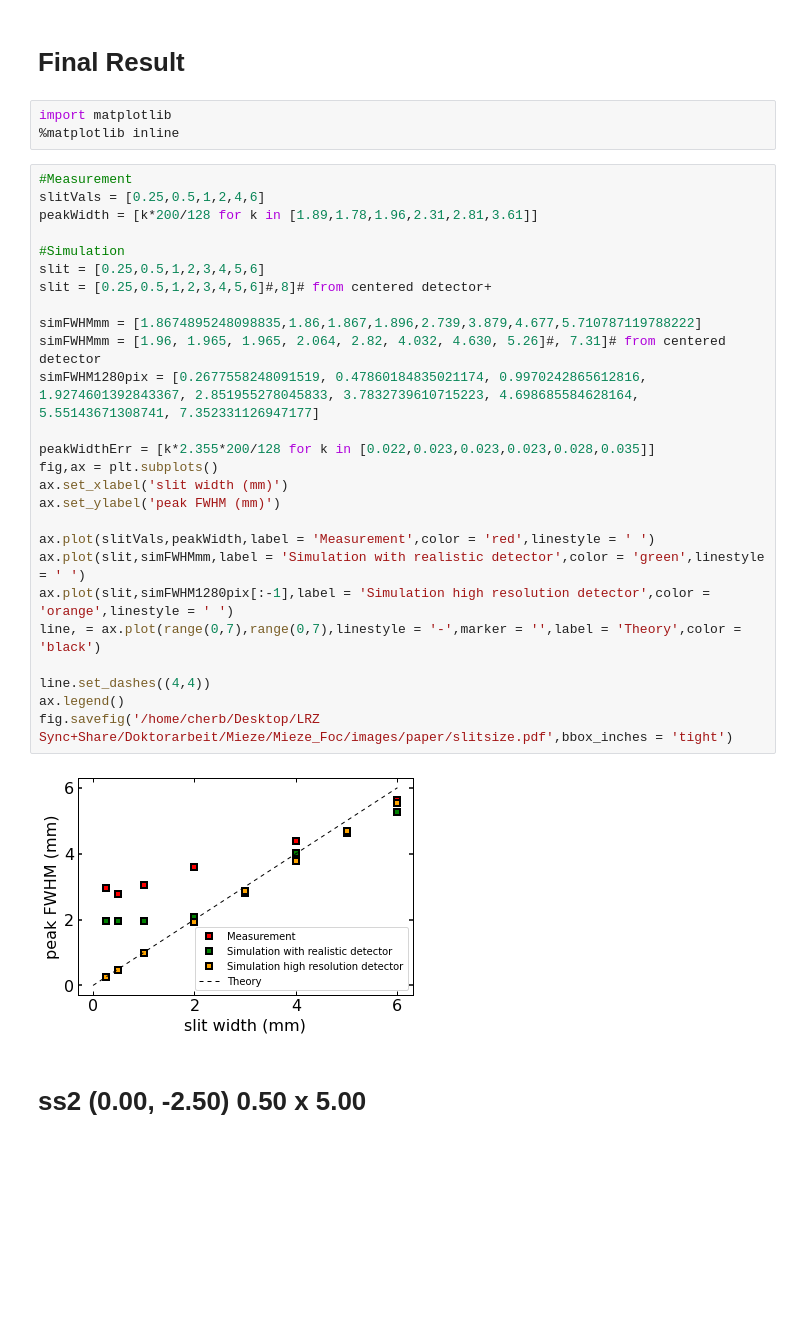
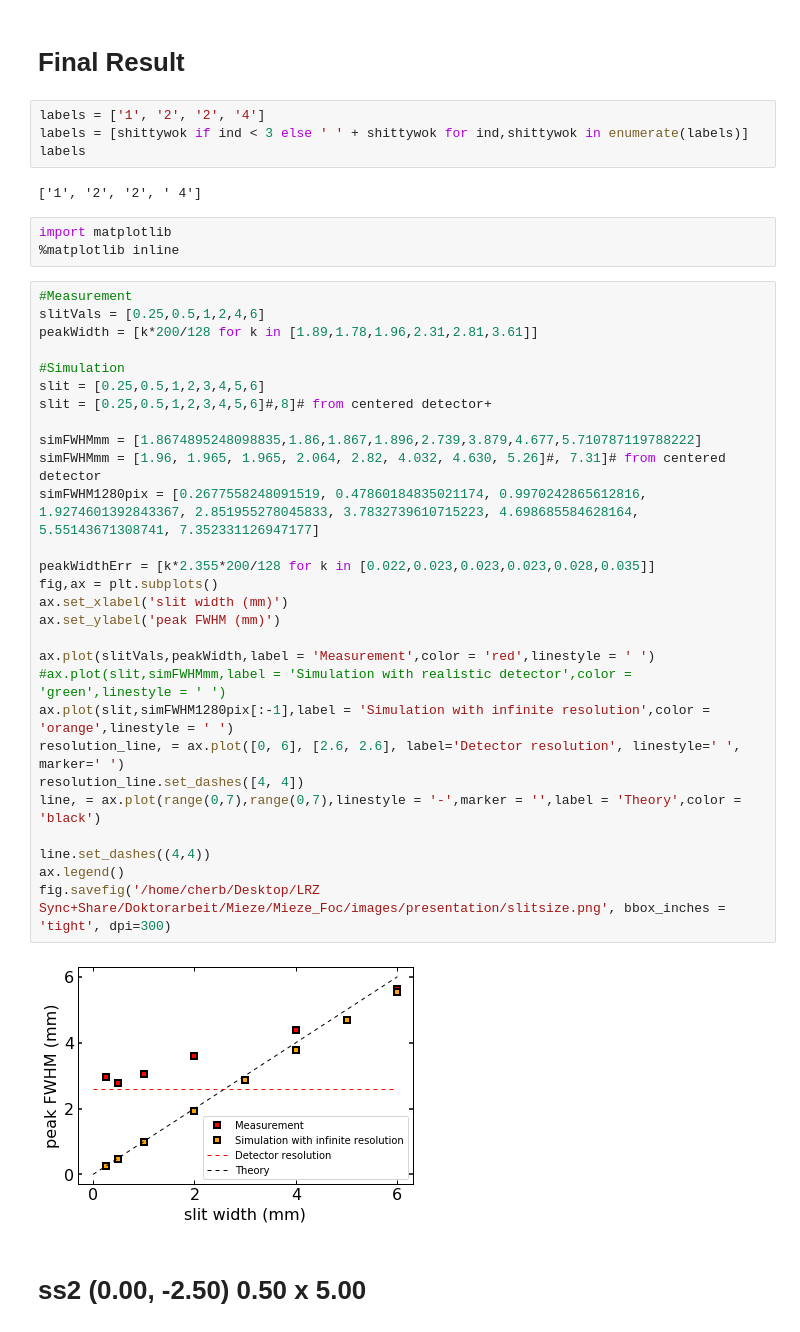
Before and after one commit to christophherb/miezefoc2020_01, a Jupyter notebook: Eval_slitSizeEffic.ipynb, the cells around one changed output. Saved outputs shown, nothing was run; the diff lists cells and outputs as text; blank space fills up the shorter version.

```diff
--- a/Eval_slitSizeEffic.ipynb
+++ b/Eval_slitSizeEffic.ipynb
@@ -1,36 +1,44 @@
 # %% [markdown]
 # Final Result
+# %%
+labels = ['1', '2', '2', '4']
+labels = [shittywok if ind < 3 else ' ' + shittywok for ind,shittywok in enumerate(labels)]
+labels
+# %% [output]
+['1', '2', '2', ' 4']
 # %%
 import matplotlib
 %matplotlib inline
 # %%
 #Measurement
 slitVals = [0.25,0.5,1,2,4,6]
 peakWidth = [k*200/128 for k in [1.89,1.78,1.96,2.31,2.81,3.61]]
 
 #Simulation
 slit = [0.25,0.5,1,2,3,4,5,6]
 slit = [0.25,0.5,1,2,3,4,5,6]#,8]# from centered detector+
 
 simFWHMmm = [1.8674895248098835,1.86,1.867,1.896,2.739,3.879,4.677,5.710787119788222]
 simFWHMmm = [1.96, 1.965, 1.965, 2.064, 2.82, 4.032, 4.630, 5.26]#, 7.31]# from centered detector
 simFWHM1280pix = [0.2677558248091519, 0.47860184835021174, 0.9970242865612816, 1.9274601392843367, 2.851955278045833, 3.7832739610715223, 4.698685584628164, 5.55143671308741, 7.352331126947177]
 
 peakWidthErr = [k*2.355*200/128 for k in [0.022,0.023,0.023,0.023,0.028,0.035]]
 fig,ax = plt.subplots()
 ax.set_xlabel('slit width (mm)')
 ax.set_ylabel('peak FWHM (mm)')
 
 ax.plot(slitVals,peakWidth,label = 'Measurement',color = 'red',linestyle = ' ')
-ax.plot(slit,simFWHMmm,label = 'Simulation with realistic detector',color = 'green',linestyle = ' ')
-ax.plot(slit,simFWHM1280pix[:-1],label = 'Simulation high resolution detector',color = 'orange',linestyle = ' ')
+#ax.plot(slit,simFWHMmm,label = 'Simulation with realistic detector',color = 'green',linestyle = ' ')
+ax.plot(slit,simFWHM1280pix[:-1],label = 'Simulation with infinite resolution',color = 'orange',linestyle = ' ')
+resolution_line, = ax.plot([0, 6], [2.6, 2.6], label='Detector resolution', linestyle=' ', marker=' ')
+resolution_line.set_dashes([4, 4])
 line, = ax.plot(range(0,7),range(0,7),linestyle = '-',marker = '',label = 'Theory',color = 'black')
 
 line.set_dashes((4,4))
 ax.legend()
-fig.savefig('/home/cherb/Desktop/LRZ Sync+Share/Doktorarbeit/Mieze/Mieze_Foc/images/paper/slitsize.pdf',bbox_inches = 'tight')
+fig.savefig('/home/cherb/Desktop/LRZ Sync+Share/Doktorarbeit/Mieze/Mieze_Foc/images/presentation/slitsize.png', bbox_inches = 'tight', dpi=300)
 # %% [output]
-[figure, old version]
+[figure, new version]
 # %% [markdown]
 # ss2 (0.00, -2.50) 0.50 x 5.00
 # %%
```
Also changed, not shown: 4 other files.
